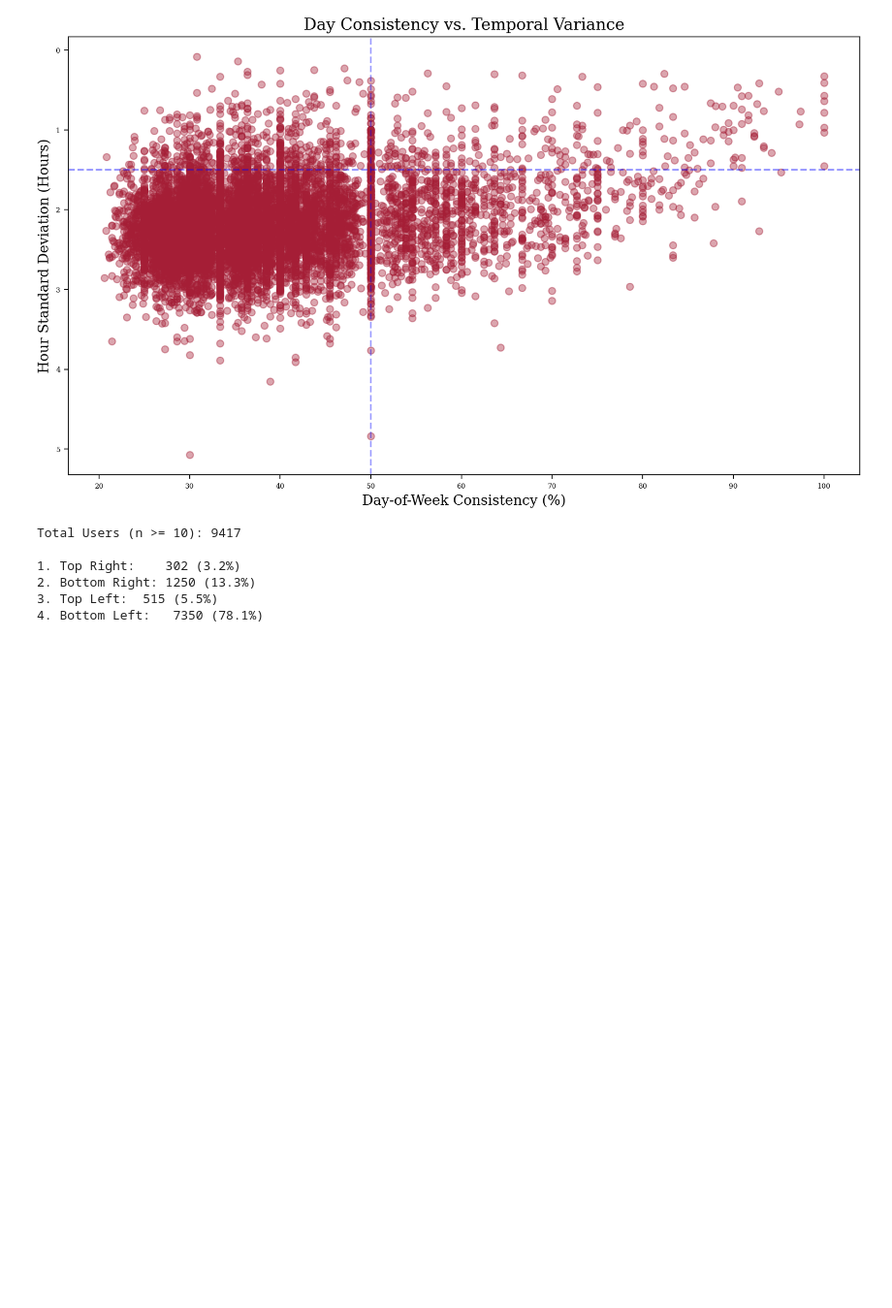
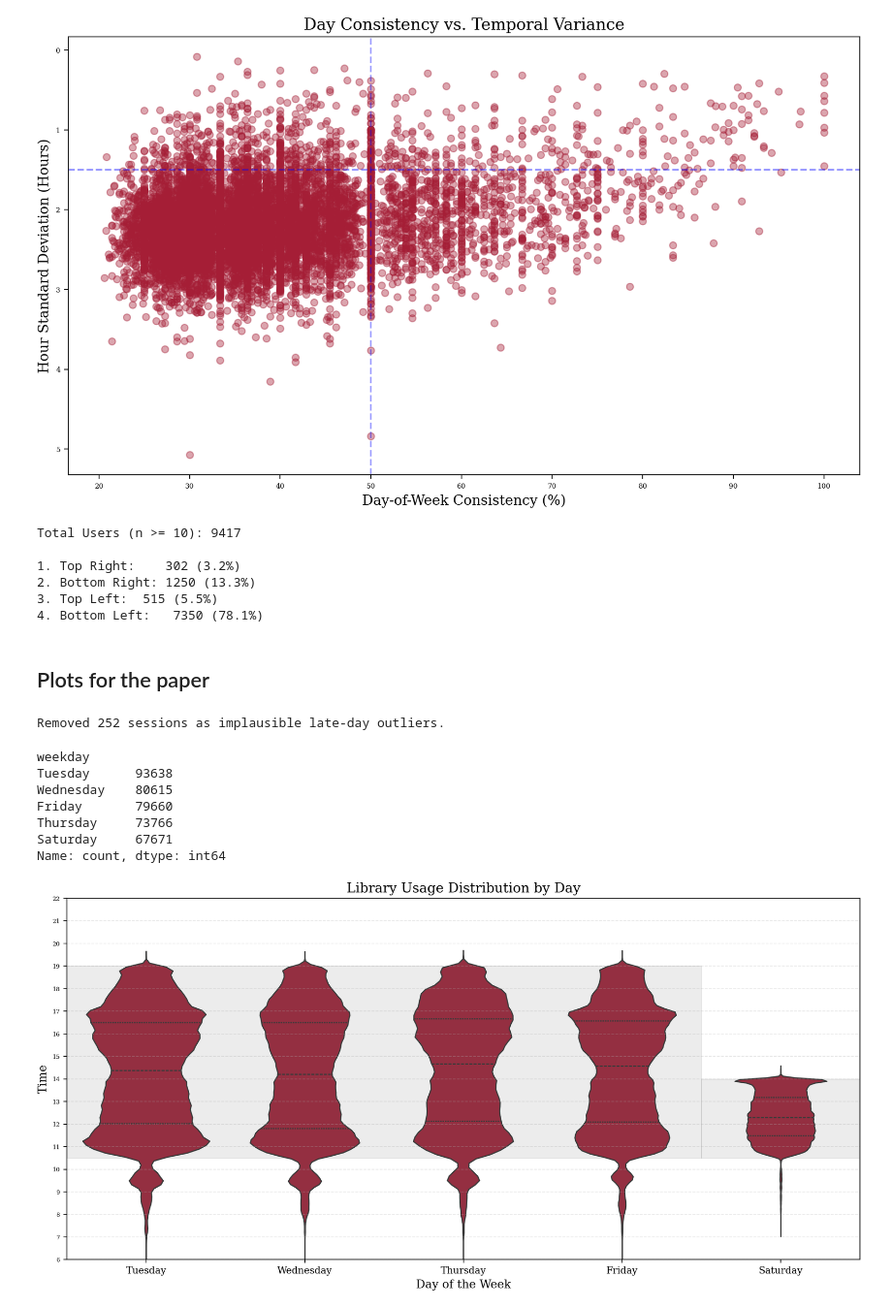
Before and after one commit to RobinAllgeier/Data_Literacy, a Jupyter notebook: exp/04_11_eda_user_behavior_by-date.ipynb, the cells around one changed output. Shown at 97% size. Saved outputs shown, nothing was run; the diff lists cells and outputs as text; code cells hidden in the pictures; blank space fills up the shorter version.

```diff
--- a/exp/04_11_eda_user_behavior_by-date.ipynb
+++ b/exp/04_11_eda_user_behavior_by-date.ipynb
@@ -430,3 +431,83 @@ Total Users (n >= 10): 9417
 2. Bottom Right: 1250 (13.3%)
 3. Top Left:  515 (5.5%)
 4. Bottom Left:   7350 (78.1%)
+# %% [markdown]
+## Plots for the paper
+# %%
+# Define cutoffs
+weekday_cutoff = 19.5
+saturday_cutoff = 14.5
+
+mask = ~(
+    ((user_sessions_clean["weekday"] != "Saturday") &
+     (user_sessions_clean["precise_hour"] > weekday_cutoff))
+    |
+    ((user_sessions_clean["weekday"] == "Saturday") &
+     (user_sessions_clean["precise_hour"] > saturday_cutoff))
+)
+
+user_sessions_filtered = user_sessions_clean[mask].copy()
+
+removed = len(user_sessions_clean) - len(user_sessions_filtered)
+print(f"Removed {removed} sessions as implausible late-day outliers.")
+# %% [output]
+Removed 252 sessions as implausible late-day outliers.
+# %%
+from matplotlib.patches import Rectangle
+
+order = [ "Tuesday", "Wednesday", "Thursday", "Friday", "Saturday"]
+
+plt.figure(figsize=(12, 6))
+
+
+ax =sns.violinplot(
+    data=user_sessions_filtered,
+    x="weekday",
+    y="precise_hour",
+    order=order,
+    inner="quartile",
+    bw_adjust=0.4,
+    density_norm='count'
+)
+ax.set_xticklabels(ax.get_xticklabels(), fontsize=10)
+# Weekdays (Tuesday–Friday): 10:30–19:00
+ax.add_patch(
+    Rectangle(
+        (-0.5, 10.5),
+        4.0,
+        8.5,
+        color='gray',
+        alpha=0.15,
+        zorder=0
+    )
+)
+
+# Saturday: 10:30–14:00
+ax.add_patch(
+    Rectangle(
+        (3.5, 10.5),
+        1.0,
+        3.5,
+        color='gray',
+        alpha=0.15,
+        zorder=0
+    )
+)
+counts = user_sessions_filtered['weekday'].value_counts()
+print(counts)
+plt.ylim(6, 22)
+plt.yticks(range(6, 23))
+plt.ylabel("Time", fontsize=12)
+plt.xlabel("Day of the Week", fontsize=12)
+plt.title("Library Usage Distribution by Day", fontsize=14)
+plt.grid(axis='y', linestyle='--', alpha=0.3)
+plt.show()
+# %% [output]
+weekday
+Tuesday      93638
+Wednesday    80615
+Friday       79660
+Thursday     73766
+Saturday     67671
+Name: count, dtype: int64
+[figure, added]
```
Also changed, not shown: parts of 7 cells of this notebook.
